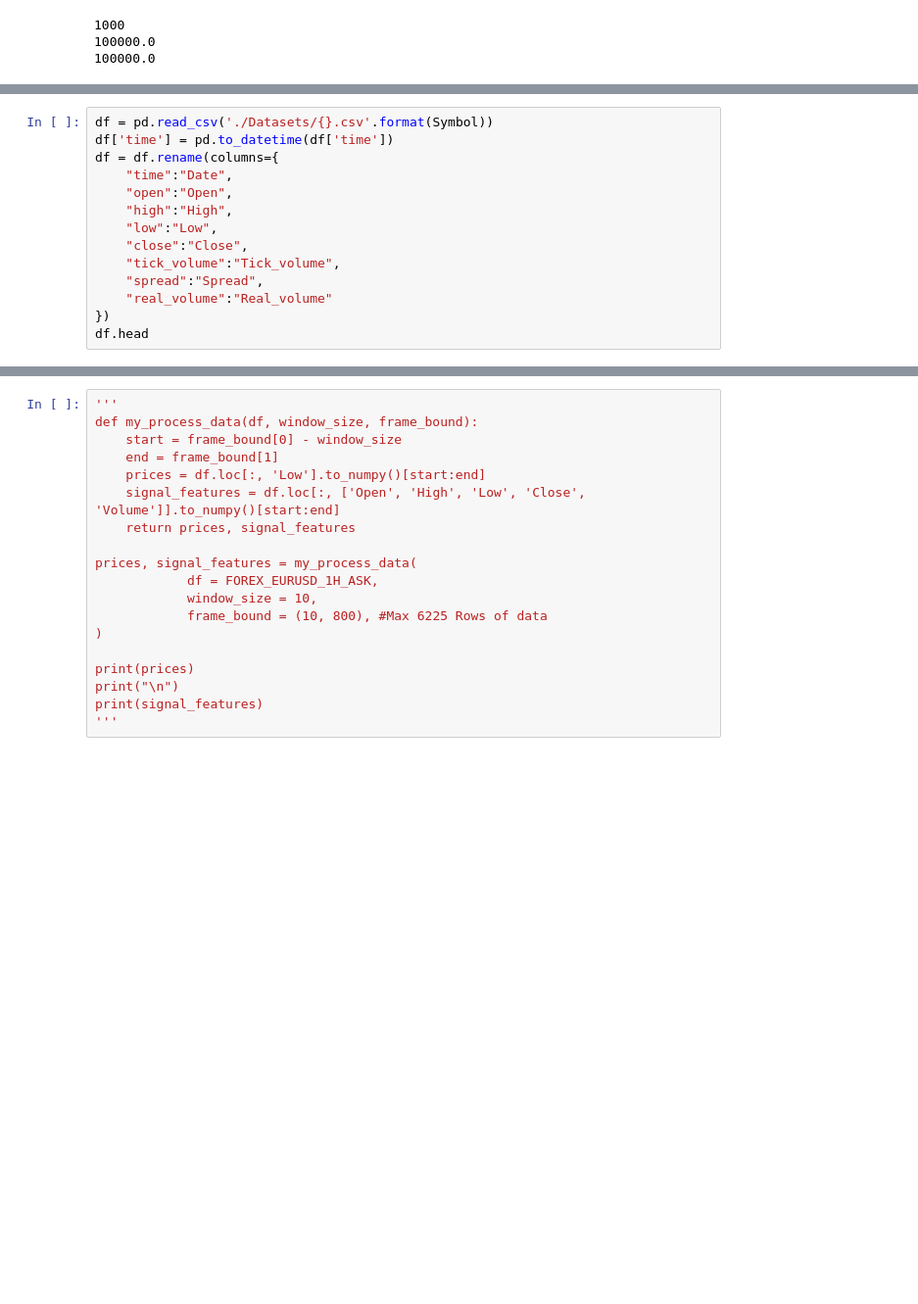
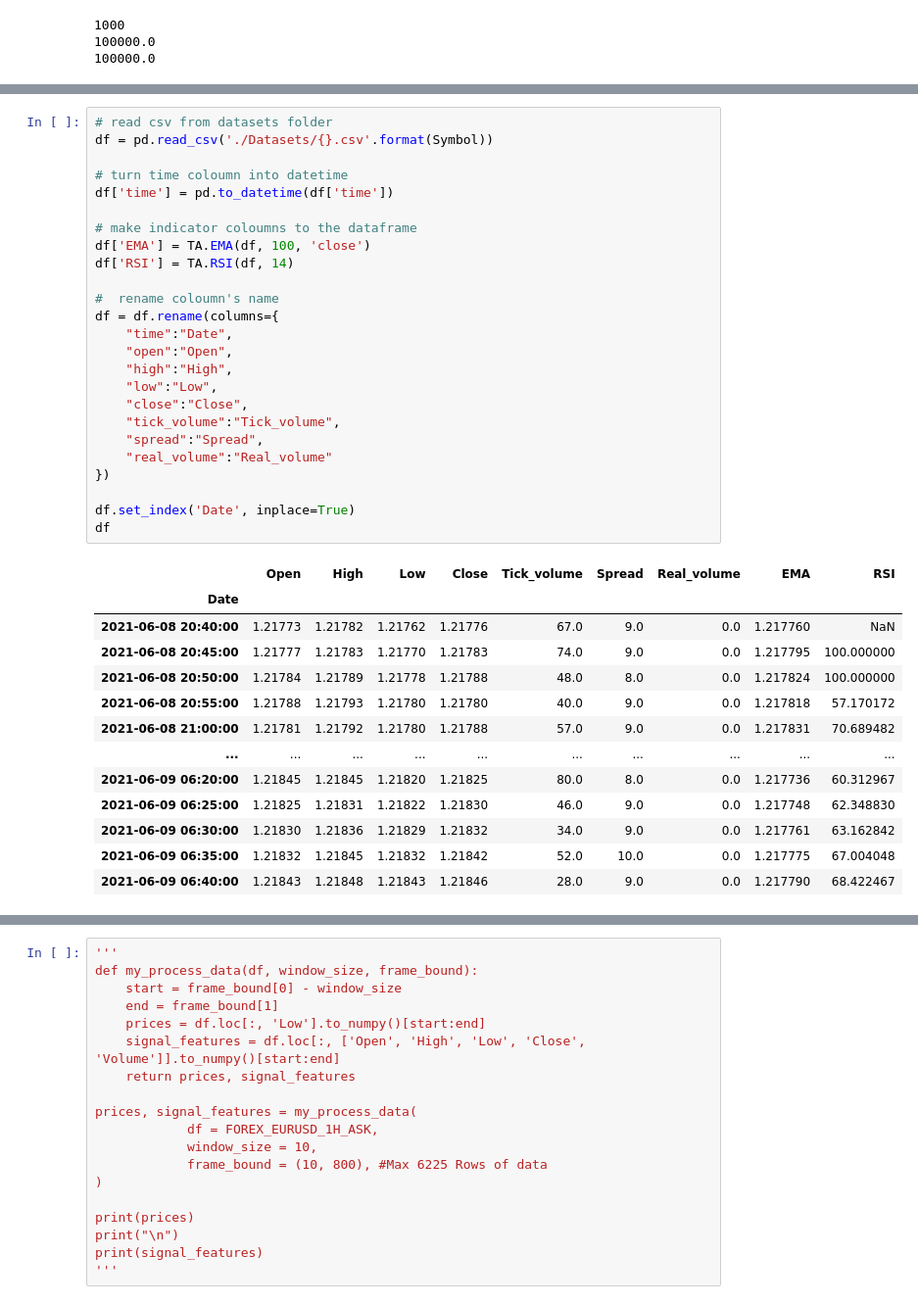
Before and after one commit to dhupee/MetaNgepet, a Jupyter notebook: MetaNgepet.ipynb, the cells around one changed output, grey strips where cells are left out. Shown at 98% size. Cells and saved outputs as stored; diff of their text form; blank space fills up the shorter version.

```diff
--- a/MetaNgepet.ipynb
+++ b/MetaNgepet.ipynb
@@ -168,16 +181,40 @@ Display dataframe with data
 120 rows × 8 columns
 # %%
+# read csv from datasets folder
 df = pd.read_csv('./Datasets/{}.csv'.format(Symbol))
+
+# turn time coloumn into datetime
 df['time'] = pd.to_datetime(df['time'])
+
+# make indicator coloumns to the dataframe
+df['EMA'] = TA.EMA(df, 100, 'close')
+df['RSI'] = TA.RSI(df, 14)
+
+#  rename coloumn's name
 df = df.rename(columns={
     "time":"Date",
     "open":"Open",
     "high":"High",
     "low":"Low",
     "close":"Close",
     "tick_volume":"Tick_volume",
     "spread":"Spread",
     "real_volume":"Real_volume"
 })
-df.head
+
+df.set_index('Date', inplace=True)
+df
 # %% [output]
+|  | Open | High | Low | Close | Tick_volume | Spread | Real_volume | EMA | RSI |
+| Date |  |  |  |  |  |  |  |  |  |
+| 2021-06-08 20:40:00 | 1.21773 | 1.21782 | 1.21762 | 1.21776 | 67.0 | 9.0 | 0.0 | 1.217760 | NaN |
+| 2021-06-08 20:45:00 | 1.21777 | 1.21783 | 1.21770 | 1.21783 | 74.0 | 9.0 | 0.0 | 1.217795 | 100.000000 |
+| 2021-06-08 20:50:00 | 1.21784 | 1.21789 | 1.21778 | 1.21788 | 48.0 | 8.0 | 0.0 | 1.217824 | 100.000000 |
+| 2021-06-08 20:55:00 | 1.21788 | 1.21793 | 1.21780 | 1.21780 | 40.0 | 9.0 | 0.0 | 1.217818 | 57.170172 |
+| 2021-06-08 21:00:00 | 1.21781 | 1.21792 | 1.21780 | 1.21788 | 57.0 | 9.0 | 0.0 | 1.217831 | 70.689482 |
+| ... | ... | ... | ... | ... | ... | ... | ... | ... | ... |
+| 2021-06-09 06:20:00 | 1.21845 | 1.21845 | 1.21820 | 1.21825 | 80.0 | 8.0 | 0.0 | 1.217736 | 60.312967 |
+| 2021-06-09 06:25:00 | 1.21825 | 1.21831 | 1.21822 | 1.21830 | 46.0 | 9.0 | 0.0 | 1.217748 | 62.348830 |
+| 2021-06-09 06:30:00 | 1.21830 | 1.21836 | 1.21829 | 1.21832 | 34.0 | 9.0 | 0.0 | 1.217761 | 63.162842 |
+| 2021-06-09 06:35:00 | 1.21832 | 1.21845 | 1.21832 | 1.21842 | 52.0 | 10.0 | 0.0 | 1.217775 | 67.004048 |
+| 2021-06-09 06:40:00 | 1.21843 | 1.21848 | 1.21843 | 1.21846 | 28.0 | 9.0 | 0.0 | 1.217790 | 68.422467 |
```
Also changed, not shown: parts of 8 cells of this notebook, 3 other files.
